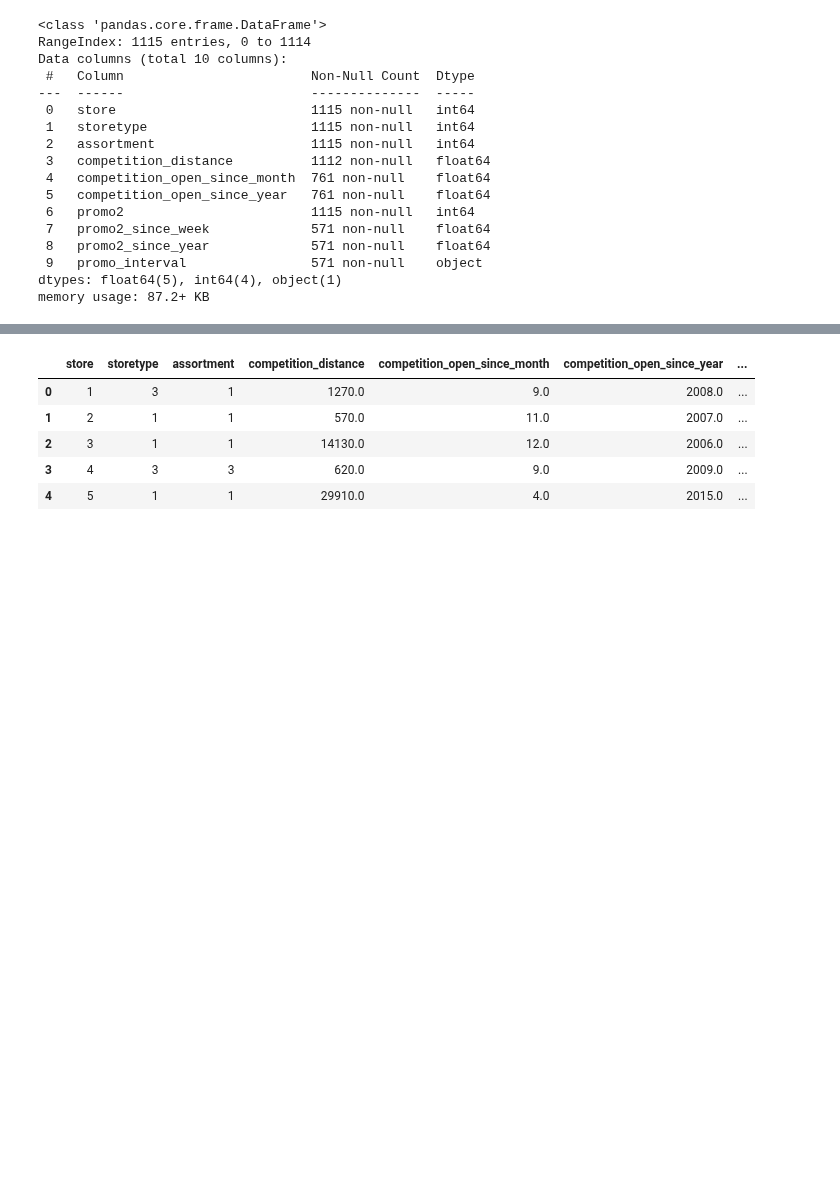
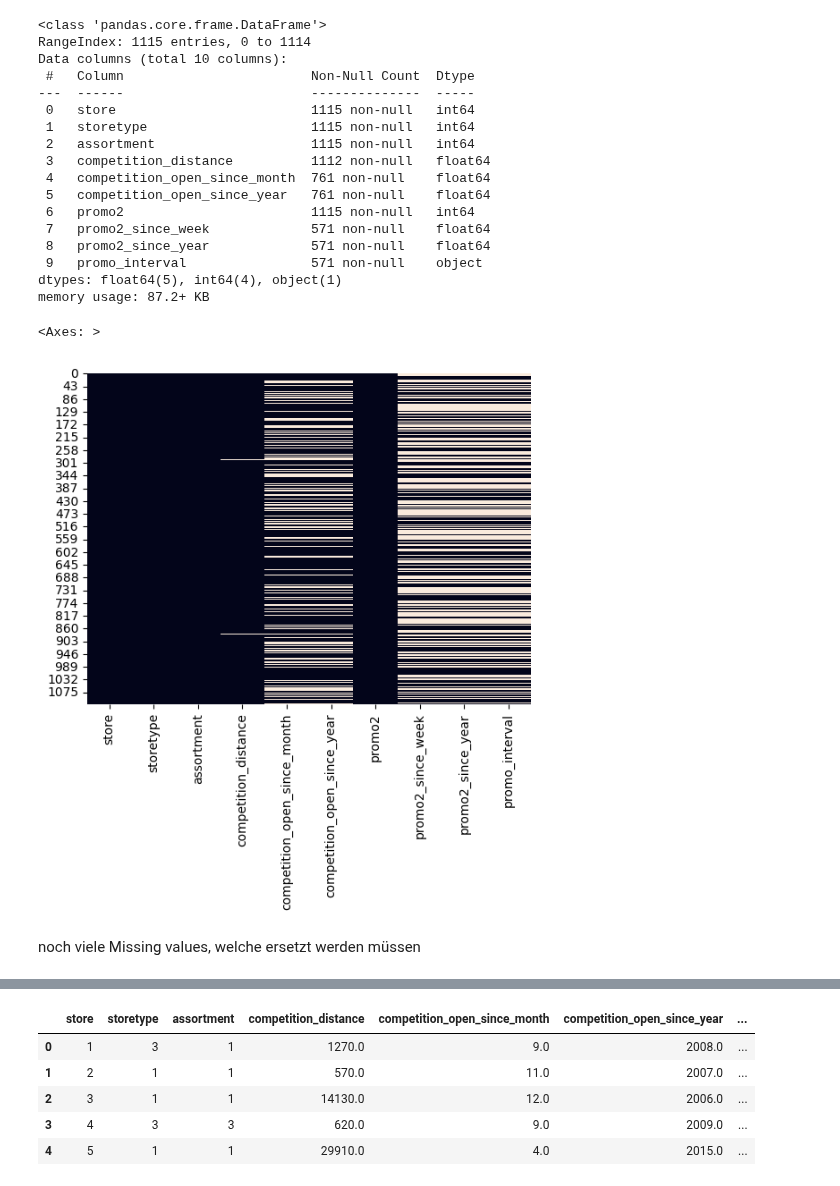
Before and after one commit to Bratpfannengamer/Rossmann, a Jupyter notebook: notebookV2_Lasse.ipynb, the cells around one changed output, grey strips where cells are left out. Drawn from its saved outputs; the diff is of its cells as text; code cells hidden in the pictures; blank space fills up the shorter version.

```diff
--- a/notebookV2_Lasse.ipynb
+++ b/notebookV2_Lasse.ipynb
@@ -225,6 +225,16 @@ memory usage: 87.2+ KB
 # %%
 #set promo_interval to numeric values
 df_store['promo_interval'] = df_store['promo_interval'].map({'Jan,Apr,Jul,Oct': 1, 'Feb,May,Aug,Nov': 2, 'Mar,Jun,Sept,Dec': 3})
+# %%
+import seaborn as sb
+import matplotlib.pyplot as plt
+#heatmap to see missing values
+sb.heatmap(df_store.isnull(), cbar=False)
+# %% [output]
+<Axes: >
+[figure, added]
+# %% [markdown]
+noch viele Missing values, welche ersetzt werden müssen
 # %%
 #fill missing values for promo2_since_week and promo2_since_year and promo_interval
 df_store['promo2_since_week'] = df_store['promo2_since_week'].fillna(-1)
```
Also changed, not shown: parts of 14 cells of this notebook.
